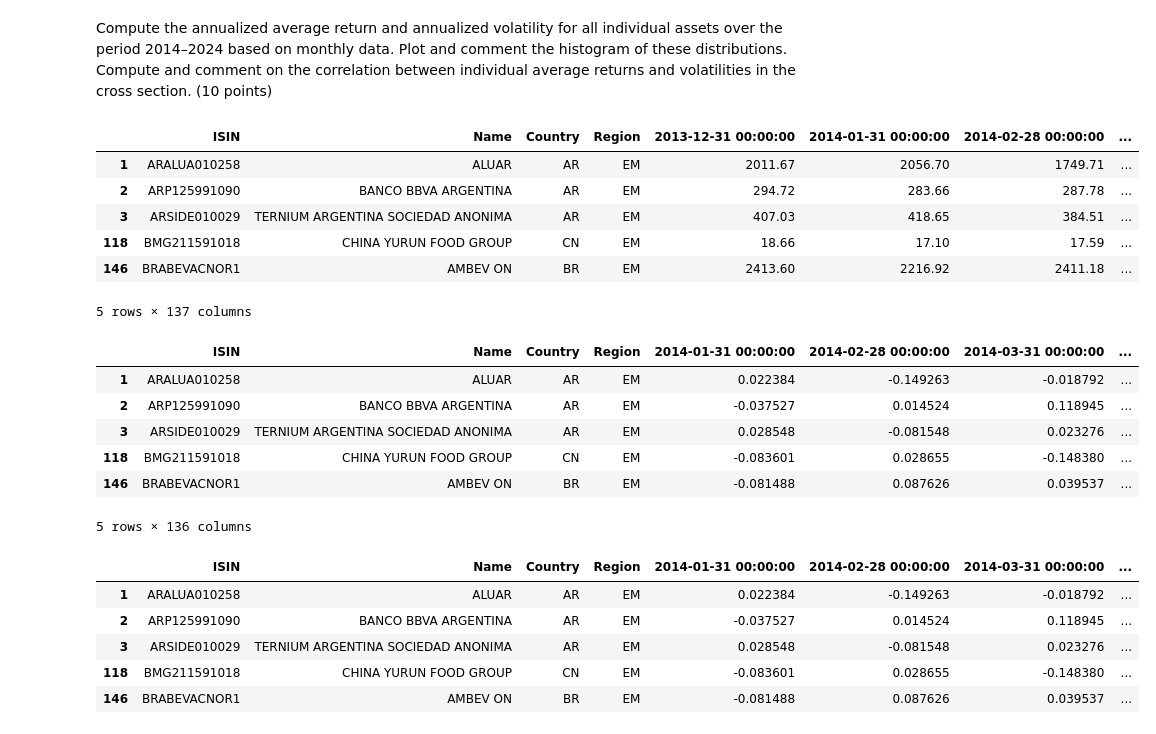
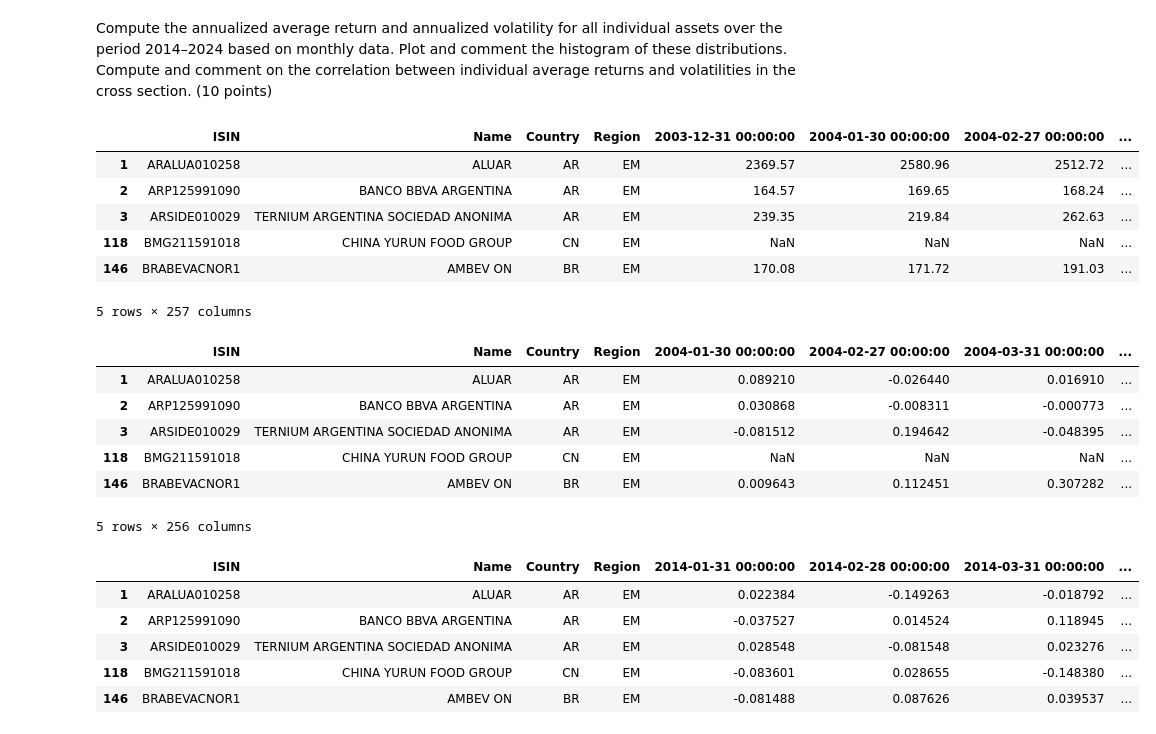
Before and after one commit to linneverh/Sust-Finance, a Jupyter notebook: assignment_1__Q1_finance.ipynb, the cells around one changed output. Drawn from its saved outputs; the diff is of its cells as text; code cells hidden in the pictures.

```diff
--- a/assignment_1__Q1_finance.ipynb
+++ b/assignment_1__Q1_finance.ipynb
@@ -76,35 +76,33 @@ Compute the annualized average return and annualized volatility for all individu
 # %%
 #CLEANING/MERGING
 
 # Merging the data to filter per region
 merged_DS_RI_USD_M = pd.merge(DS_RI_USD_M, Static, on='ISIN', how='inner')
 merged_DS_RI_USD_M = merged_DS_RI_USD_M[['ISIN', 'Name', 'Country', 'Region'] + [col for col in merged_DS_RI_USD_M.columns if col not in ['ISIN', 'Name', 'Country', 'Region']]]
 del(merged_DS_RI_USD_M['NAME'])
-merged_DS_RI_USD_M.head(10)
 
-
-#Keeping only the columns between 31/12/13 and 31/12/24
-start_date = pd.to_datetime('2013-12-31')
+#Keeping only the columns between 30/01/04 and 31/12/24
+start_date = pd.to_datetime('2003-12-31')
 end_date = pd.to_datetime('2024-12-31')
 
 # Filter columns excluding non-date columns
 date_columns = [col for col in merged_DS_RI_USD_M.columns if col not in ['ISIN', 'Name', 'Country', 'Region'] and start_date <= pd.to_datetime(col, errors='ignore') <= end_date]
 selected_columns = ['ISIN', 'Name', 'Country', 'Region'] + date_columns
 merged_DS_RI_USD_M = merged_DS_RI_USD_M[selected_columns]
-merged_DS_RI_USD_M.head()
+#merged_DS_RI_USD_M.head()
 
 
 # Filter on EM countries
 EM_merged_DS_RI_USD_M = merged_DS_RI_USD_M[merged_DS_RI_USD_M['Region'] == 'EM']
 EM_merged_DS_RI_USD_M.head()
 # %% [output]
-|  | ISIN | Name | Country | Region | 2013-12-31 00:00:00 | 2014-01-31 00:00:00 | 2014-02-28 00:00:00 | ... |
-| 1 | ARALUA010258 | ALUAR | AR | EM | 2011.67 | 2056.70 | 1749.71 | ... |
-| 2 | ARP125991090 | BANCO BBVA ARGENTINA | AR | EM | 294.72 | 283.66 | 287.78 | ... |
-| 3 | ARSIDE010029 | TERNIUM ARGENTINA SOCIEDAD ANONIMA | AR | EM | 407.03 | 418.65 | 384.51 | ... |
-| 118 | BMG211591018 | CHINA YURUN FOOD GROUP | CN | EM | 18.66 | 17.10 | 17.59 | ... |
-| 146 | BRABEVACNOR1 | AMBEV ON | BR | EM | 2413.60 | 2216.92 | 2411.18 | ... |
+|  | ISIN | Name | Country | Region | 2003-12-31 00:00:00 | 2004-01-30 00:00:00 | 2004-02-27 00:00:00 | ... |
+| 1 | ARALUA010258 | ALUAR | AR | EM | 2369.57 | 2580.96 | 2512.72 | ... |
+| 2 | ARP125991090 | BANCO BBVA ARGENTINA | AR | EM | 164.57 | 169.65 | 168.24 | ... |
+| 3 | ARSIDE010029 | TERNIUM ARGENTINA SOCIEDAD ANONIMA | AR | EM | 239.35 | 219.84 | 262.63 | ... |
+| 118 | BMG211591018 | CHINA YURUN FOOD GROUP | CN | EM | NaN | NaN | NaN | ... |
+| 146 | BRABEVACNOR1 | AMBEV ON | BR | EM | 170.08 | 171.72 | 191.03 | ... |
-5 rows × 137 columns
+5 rows × 257 columns
 # %%
 #RETURNS TABLE
 
@@ -112,34 +110,44 @@ EM_merged_DS_RI_USD_M.head()
 # idea: for annualized, sum up all months r and divide by the total number of months, multiply by 12
 # for the other: annualized volatility, same thing with volatility
 
-EM_merged_DS_R_USD_M = EM_merged_DS_RI_USD_M.copy()  # Create a copy to avoid modifying the original
+# Filter columns for 2014-2024
+start_year = pd.to_datetime('2003-12-31')
+end_year = pd.to_datetime('2024-12-31')
+
+# Select columns within the desired date range for returns calculation
+date_columns_filtered = [col for col in EM_merged_DS_RI_USD_M.columns[4:]
+                         if start_year <= pd.to_datetime(col, errors='coerce') <= end_year
+                         and pd.notna(pd.to_datetime(col, errors='coerce'))]  # Check for valid dates
+
+EM_merged_DS_R_USD_M = EM_merged_DS_RI_USD_M[['ISIN', 'Name', 'Country', 'Region'] + date_columns_filtered].copy()  # Create a copy to avoid modifying the original
 
 # Get the date columns for calculations
 date_columns = EM_merged_DS_RI_USD_M.columns[4:]  # Assuming the date columns start from index 6
 
 # Iterate through the date columns and calculate simple returns
-for i in range(len(date_columns)-1):
-    current_date = date_columns[i]
-    next_date = date_columns[i + 1]
+for i in range(len(date_columns_filtered)-1):
+    current_date = date_columns_filtered[i]
+    next_date = date_columns_filtered[i + 1]
     # Check if the current_date value is 0
     EM_merged_DS_R_USD_M[next_date] = np.where(EM_merged_DS_RI_USD_M[current_date] != 0,#CLEANING OF THE INFINITE VALUES
 
                                               (EM_merged_DS_RI_USD_M[next_date] - EM_merged_DS_RI_USD_M[current_date]) / EM_merged_DS_RI_USD_M[current_date],
                                               0)  # Set return rate to 0 if current_date is 0
 
-# Drop the first date column as it won't have a calculated return
-EM_merged_DS_R_USD_M = EM_merged_DS_R_USD_M.drop(columns=[date_columns[0]])
+#Checking if the column to be dropped is present in EM_merged_DS_R_USD_M
+if date_columns_filtered:
+    EM_merged_DS_R_USD_M = EM_merged_DS_R_USD_M.drop(columns=[date_columns_filtered[0]])
 
 # Now EM_merged_DS_R_USD_M contains the simple returns
 EM_merged_DS_R_USD_M.head()
 # %% [output]
-|  | ISIN | Name | Country | Region | 2014-01-31 00:00:00 | 2014-02-28 00:00:00 | 2014-03-31 00:00:00 | ... |
-| 1 | ARALUA010258 | ALUAR | AR | EM | 0.022384 | -0.149263 | -0.018792 | ... |
-| 2 | ARP125991090 | BANCO BBVA ARGENTINA | AR | EM | -0.037527 | 0.014524 | 0.118945 | ... |
-| 3 | ARSIDE010029 | TERNIUM ARGENTINA SOCIEDAD ANONIMA | AR | EM | 0.028548 | -0.081548 | 0.023276 | ... |
-| 118 | BMG211591018 | CHINA YURUN FOOD GROUP | CN | EM | -0.083601 | 0.028655 | -0.148380 | ... |
-| 146 | BRABEVACNOR1 | AMBEV ON | BR | EM | -0.081488 | 0.087626 | 0.039537 | ... |
+|  | ISIN | Name | Country | Region | 2004-01-30 00:00:00 | 2004-02-27 00:00:00 | 2004-03-31 00:00:00 | ... |
+| 1 | ARALUA010258 | ALUAR | AR | EM | 0.089210 | -0.026440 | 0.016910 | ... |
+| 2 | ARP125991090 | BANCO BBVA ARGENTINA | AR | EM | 0.030868 | -0.008311 | -0.000773 | ... |
+| 3 | ARSIDE010029 | TERNIUM ARGENTINA SOCIEDAD ANONIMA | AR | EM | -0.081512 | 0.194642 | -0.048395 | ... |
+| 118 | BMG211591018 | CHINA YURUN FOOD GROUP | CN | EM | NaN | NaN | NaN | ... |
+| 146 | BRABEVACNOR1 | AMBEV ON | BR | EM | 0.009643 | 0.112451 | 0.307282 | ... |
-5 rows × 136 columns
+5 rows × 256 columns
 # %%
 #AVERAGE YEARLY RETURNS
 
```
Also changed, not shown: parts of 7 cells of this notebook.
